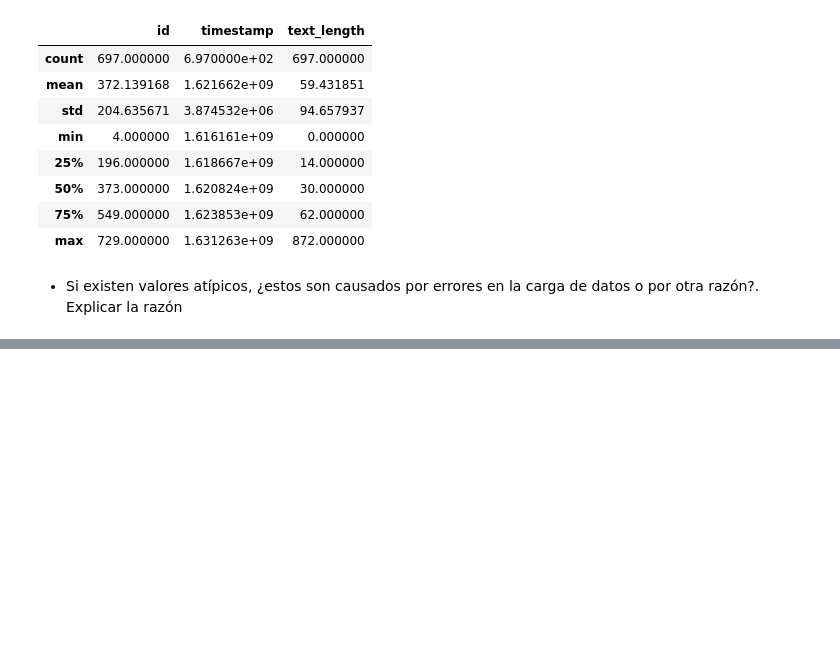
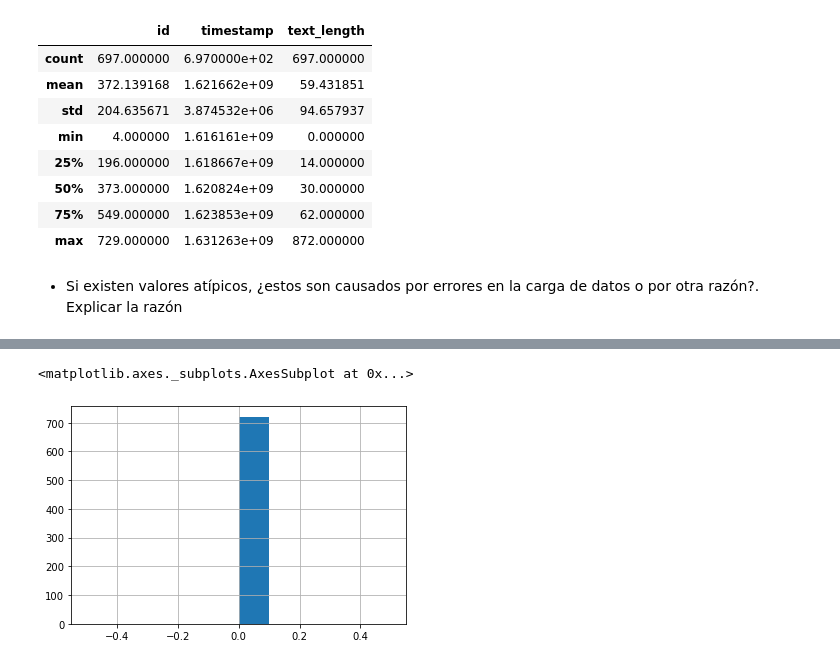
Before and after one commit to bossinblack/Dise-o-de-Base-de-Datos-II, a Jupyter notebook: tp3/TP3.ipynb, the cells around one changed output, grey strips where cells are left out. Cells and saved outputs as stored; diff of their text form; code cells hidden in the pictures; blank space fills up the shorter version.

```diff
--- a/tp3/TP3.ipynb
+++ b/tp3/TP3.ipynb
@@ -528,0 +603,5 @@ msn_notna.describe()
+# %%
+msn_notna_outliers.text_length.hist()
+# %% [output]
+<matplotlib.axes._subplots.AxesSubplot at 0x...>
+[figure, added]
```
Also changed, not shown: parts of 9 cells of this notebook, 1 other file.
